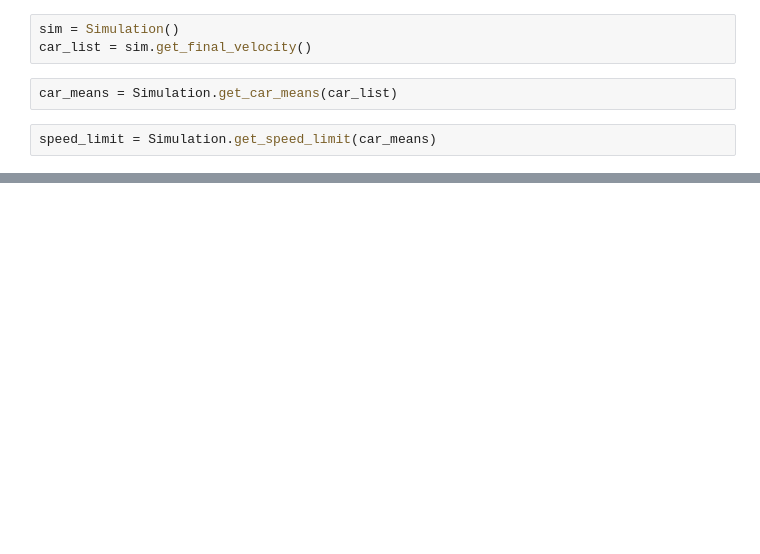
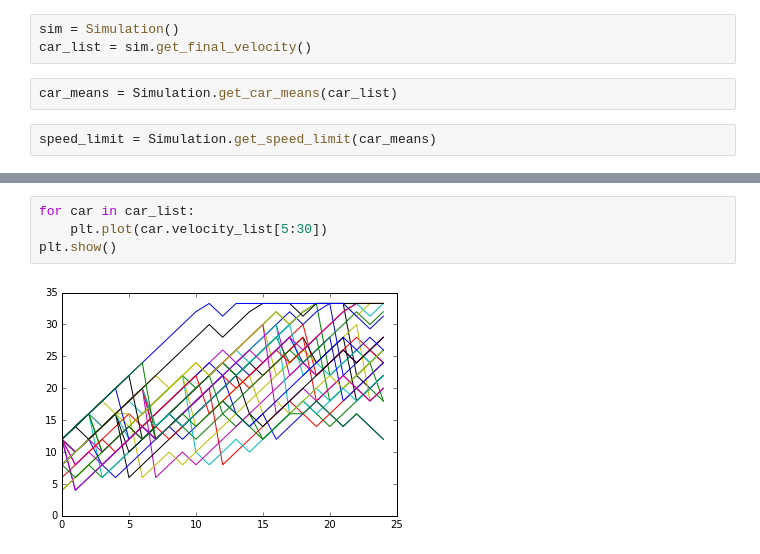
Before and after one commit to andrewmusicant/road-rage, a Jupyter notebook: road-rage.ipynb, the cells around one changed output, grey strips where cells are left out. Cells and saved outputs as stored; diff of their text form; blank space fills up the shorter version.

```diff
--- a/road-rage.ipynb
+++ b/road-rage.ipynb
@@ -34,0 +58,6 @@ get_car_density(car_list)
+# %%
+for car in car_list:
+    plt.plot(car.velocity_list[5:30])
+plt.show()
+# %% [output]
+[figure, added]
```
Also changed, not shown: parts of 14 cells of this notebook, 2 other files.
